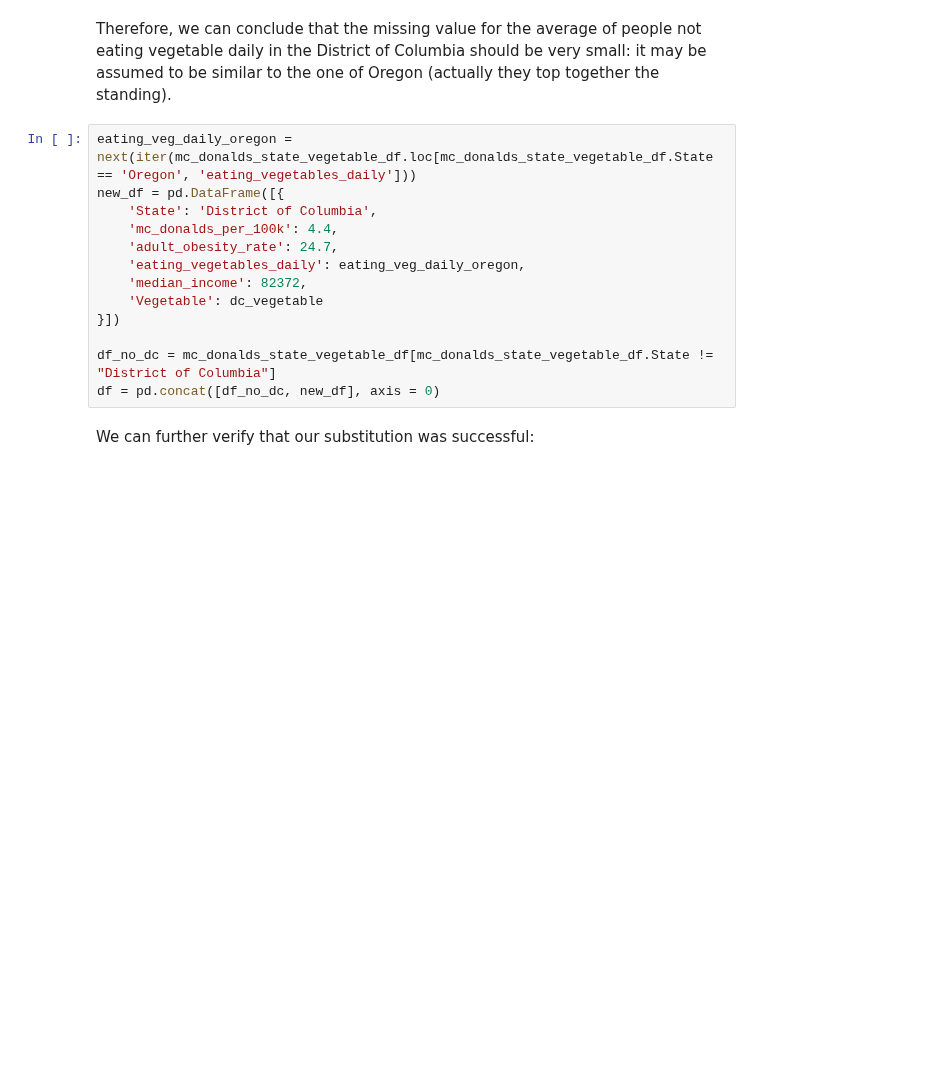
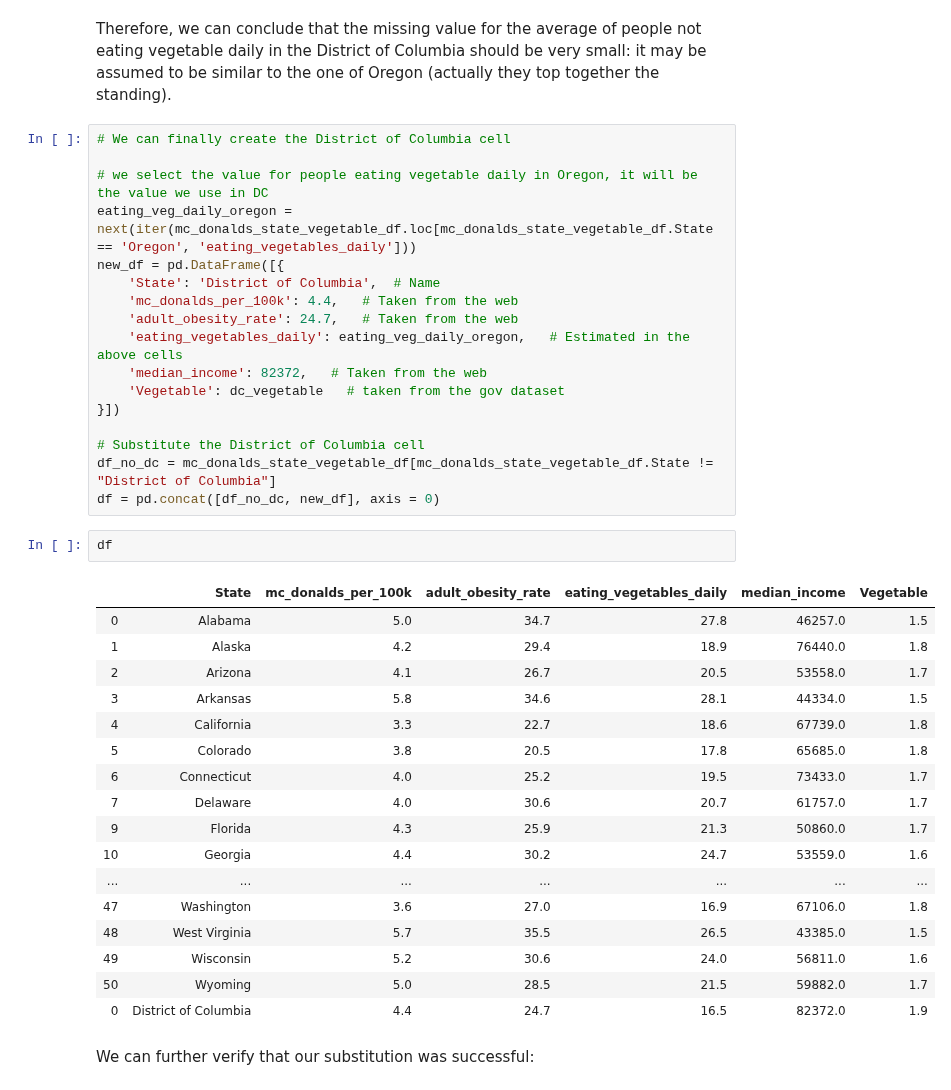
Before and after one commit to steber97/RecursionFairies_AdaProject, a Jupyter notebook: McDonalds.ipynb, the cells around one changed output. Drawn from its saved outputs; the diff is of its cells as text; blank space fills up the shorter version.

```diff
--- a/McDonalds.ipynb
+++ b/McDonalds.ipynb
@@ -231,18 +250,42 @@ the other similar countries are:
 # %% [markdown]
 Therefore, we can conclude that the missing value for the average of people not eating vegetable daily in the District of Columbia should be very small: it may be assumed to be similar to the one of Oregon (actually they top together the standing).
 # %%
+# We can finally create the District of Columbia cell
+
+# we select the value for people eating vegetable daily in Oregon, it will be the value we use in DC
 eating_veg_daily_oregon = next(iter(mc_donalds_state_vegetable_df.loc[mc_donalds_state_vegetable_df.State == 'Oregon', 'eating_vegetables_daily']))
 new_df = pd.DataFrame([{
-    'State': 'District of Columbia',
-    'mc_donalds_per_100k': 4.4,
-    'adult_obesity_rate': 24.7,
-    'eating_vegetables_daily': eating_veg_daily_oregon,
-    'median_income': 82372,
-    'Vegetable': dc_vegetable
+    'State': 'District of Columbia',  # Name
+    'mc_donalds_per_100k': 4.4,   # Taken from the web
+    'adult_obesity_rate': 24.7,   # Taken from the web
+    'eating_vegetables_daily': eating_veg_daily_oregon,   # Estimated in the above cells
+    'median_income': 82372,   # Taken from the web
+    'Vegetable': dc_vegetable   # taken from the gov dataset
 }])
 
+# Substitute the District of Columbia cell
 df_no_dc = mc_donalds_state_vegetable_df[mc_donalds_state_vegetable_df.State != "District of Columbia"]
 df = pd.concat([df_no_dc, new_df], axis = 0)
+# %%
+df
+# %% [output]
+|  | State | mc_donalds_per_100k | adult_obesity_rate | eating_vegetables_daily | median_income | Vegetable |
+| 0 | Alabama | 5.0 | 34.7 | 27.8 | 46257.0 | 1.5 |
+| 1 | Alaska | 4.2 | 29.4 | 18.9 | 76440.0 | 1.8 |
+| 2 | Arizona | 4.1 | 26.7 | 20.5 | 53558.0 | 1.7 |
+| 3 | Arkansas | 5.8 | 34.6 | 28.1 | 44334.0 | 1.5 |
+| 4 | California | 3.3 | 22.7 | 18.6 | 67739.0 | 1.8 |
+| 5 | Colorado | 3.8 | 20.5 | 17.8 | 65685.0 | 1.8 |
+| 6 | Connecticut | 4.0 | 25.2 | 19.5 | 73433.0 | 1.7 |
+| 7 | Delaware | 4.0 | 30.6 | 20.7 | 61757.0 | 1.7 |
+| 9 | Florida | 4.3 | 25.9 | 21.3 | 50860.0 | 1.7 |
+| 10 | Georgia | 4.4 | 30.2 | 24.7 | 53559.0 | 1.6 |
+| ... | ... | ... | ... | ... | ... | ... |
+| 47 | Washington | 3.6 | 27.0 | 16.9 | 67106.0 | 1.8 |
+| 48 | West Virginia | 5.7 | 35.5 | 26.5 | 43385.0 | 1.5 |
+| 49 | Wisconsin | 5.2 | 30.6 | 24.0 | 56811.0 | 1.6 |
+| 50 | Wyoming | 5.0 | 28.5 | 21.5 | 59882.0 | 1.7 |
+| 0 | District of Columbia | 4.4 | 24.7 | 16.5 | 82372.0 | 1.9 |
 # %% [markdown]
 We can further verify that our substitution was successful:
 # %%
```
Also changed, not shown: parts of 22 cells of this notebook.
